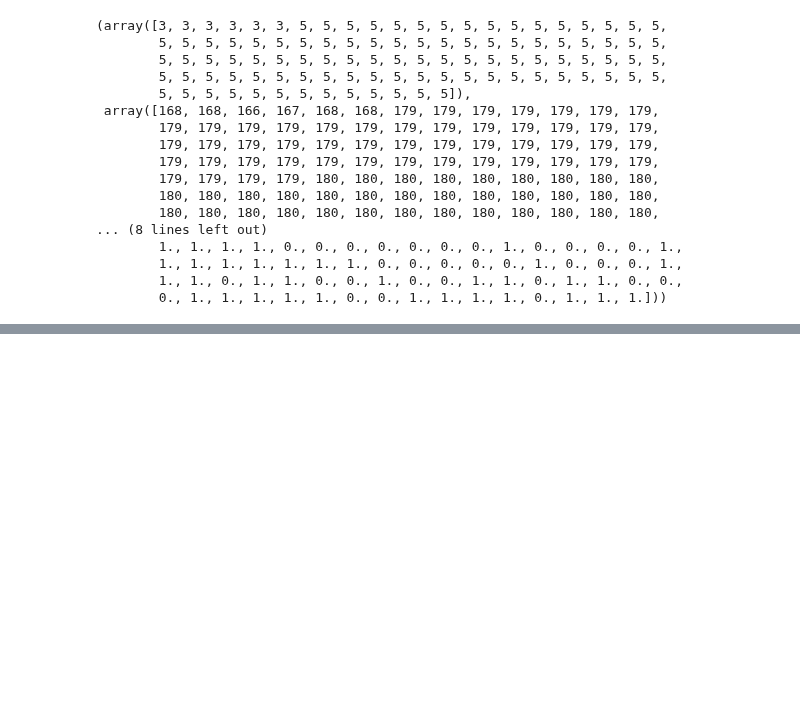
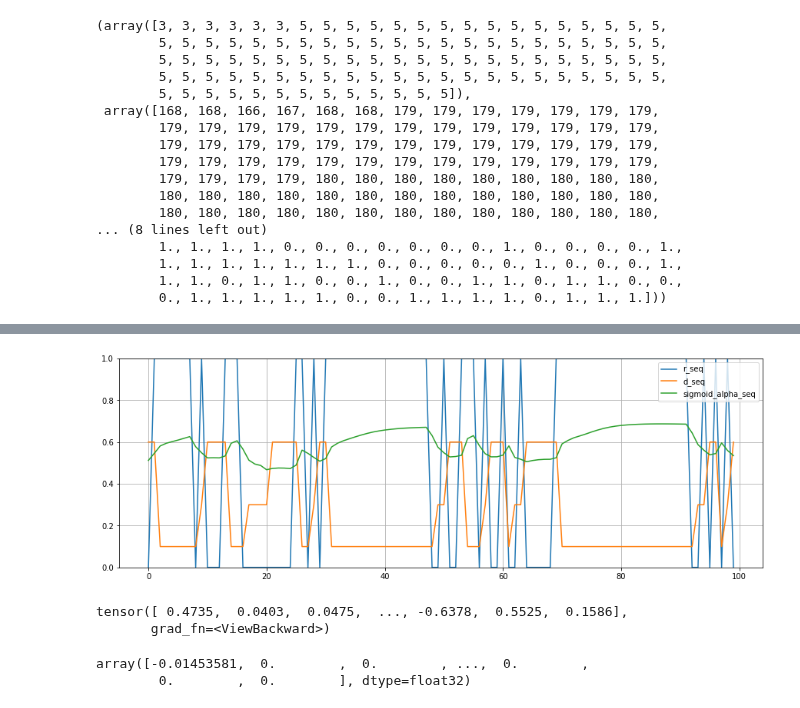
Before and after one commit to Wonriedu/ai-user-modeling, a Jupyter notebook: simulation_test.ipynb, the cells around one changed output, grey strips where cells are left out. Cells and saved outputs as stored; diff of their text form; code cells hidden in the pictures; blank space fills up the shorter version.

```diff
--- a/simulation_test.ipynb
+++ b/simulation_test.ipynb
@@ -333,0 +483,22 @@ plt.show()
+# %%
+plt.figure(figsize=[15, 5], facecolor="white")
+plt.plot(r_seq[0], label="r_seq")
+plt.plot((d_seq[0] + 1) / 10, label="d_seq")
+plt.plot(sigmoid_alpha_seq, label="sigmoid_alpha_seq")
+# plt.plot(sigmoid_alpha_beta_seq, label="sigmoid_alpha_beta_seq")
+plt.grid()
+plt.ylim(0, 1)
+plt.legend()
+plt.show()
+# %% [output]
+[figure, added]
+# %%
+h_seq.flatten()
+# %% [output]
+tensor([ 0.4735,  0.0403,  0.0475,  ..., -0.6378,  0.5525,  0.1586],
+       grad_fn=<ViewBackward>)
+# %%
+C1_seq.flatten().detach().cpu().numpy()
+# %% [output]
+array([-0.01453581,  0.        ,  0.        , ...,  0.        ,
+        0.        ,  0.        ], dtype=float32)
```
Also changed, not shown: parts of 9 cells of this notebook, 20 other files.
